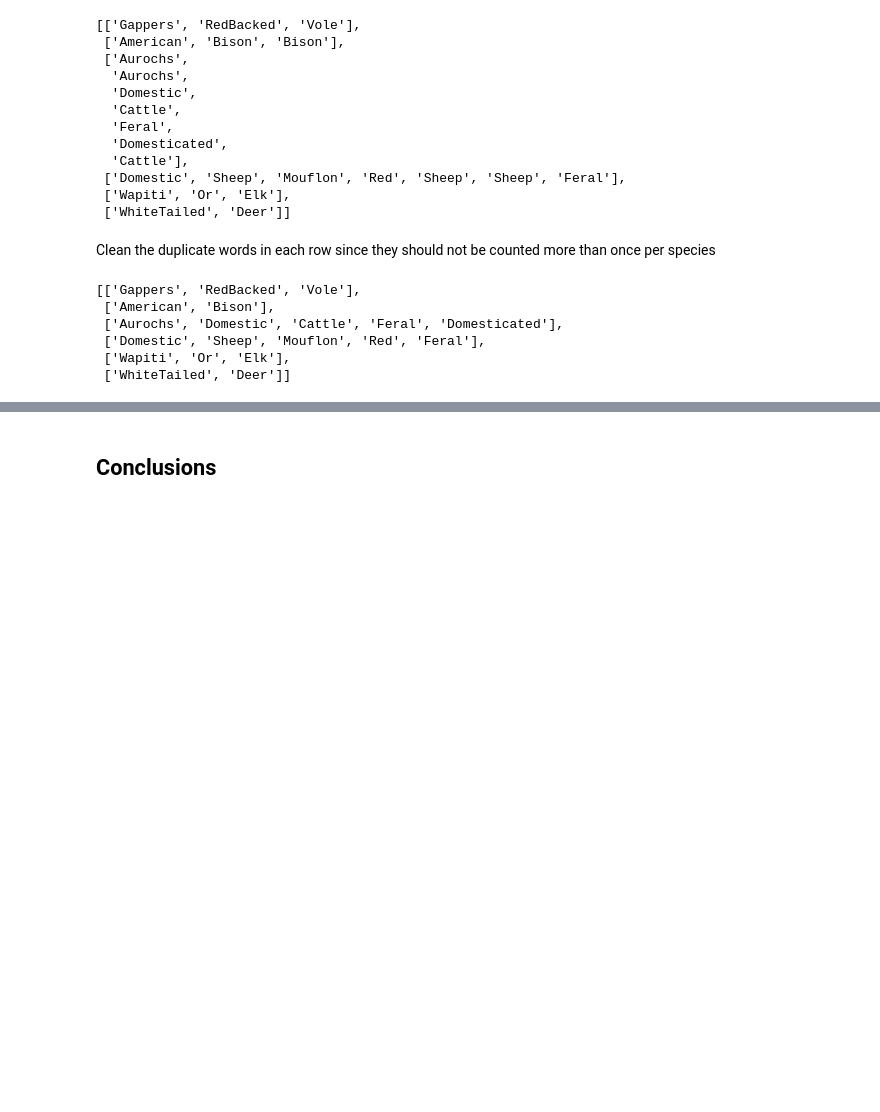
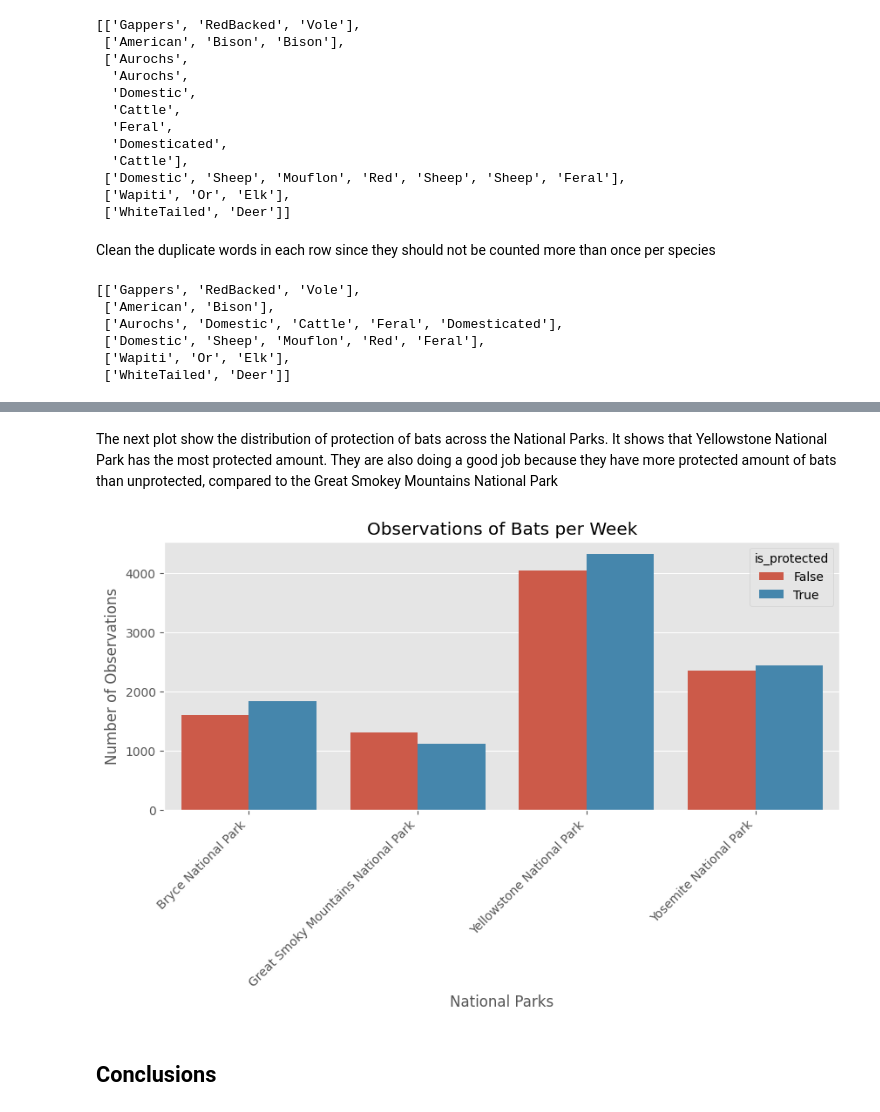
Before and after one commit to liannfinlayson26/biodiversity-analysis, a Jupyter notebook: biodiversity.ipynb, the cells around one changed output, grey strips where cells are left out. Cells and saved outputs as stored; diff of their text form; code cells hidden in the pictures; blank space fills up the shorter version.

```diff
--- a/biodiversity.ipynb
+++ b/biodiversity.ipynb
@@ -484,0 +532,4 @@ cleanRows[:6]
+# %%
+species_info['is_bat'] = species_info.common_names.str.contains(r"\bBat\b", regex = True)
+
+species_info.head()
@@ -484,0 +567,3 @@ cleanRows[:6]
+# %%
+bat_observations = observations.merge(species_info[species_info.is_bat])
+bat_observations
@@ -484,0 +596,3 @@ cleanRows[:6]
+# %%
+obs_by_park = bat_observations.groupby(['park_name', 'is_protected']).observations.sum().reset_index()
+obs_by_park
@@ -485,2 +609,14 @@ cleanRows[:6]
+# %% [markdown]
+The next plot show the distribution of protection of bats across the National Parks. It shows that Yellowstone National Park has the most protected amount. They are also doing a good job because they have more protected amount of bats than unprotected, compared to the Great Smokey Mountains National Park
+# %%
+plt.figure(figsize=(10, 4))
+sns.barplot(x=obs_by_park.park_name, y=obs_by_park.observations, hue=obs_by_park.is_protected)
+plt.xticks(rotation=45, ha='right')
+plt.xlabel('National Parks')
+plt.ylabel('Number of Observations')
+plt.title('Observations of Bats per Week')
+plt.show()
+# %% [output]
+[figure, added]
 # %% [markdown]
 ## Conclusions
```
Also changed, not shown: parts of 19 cells of this notebook.
